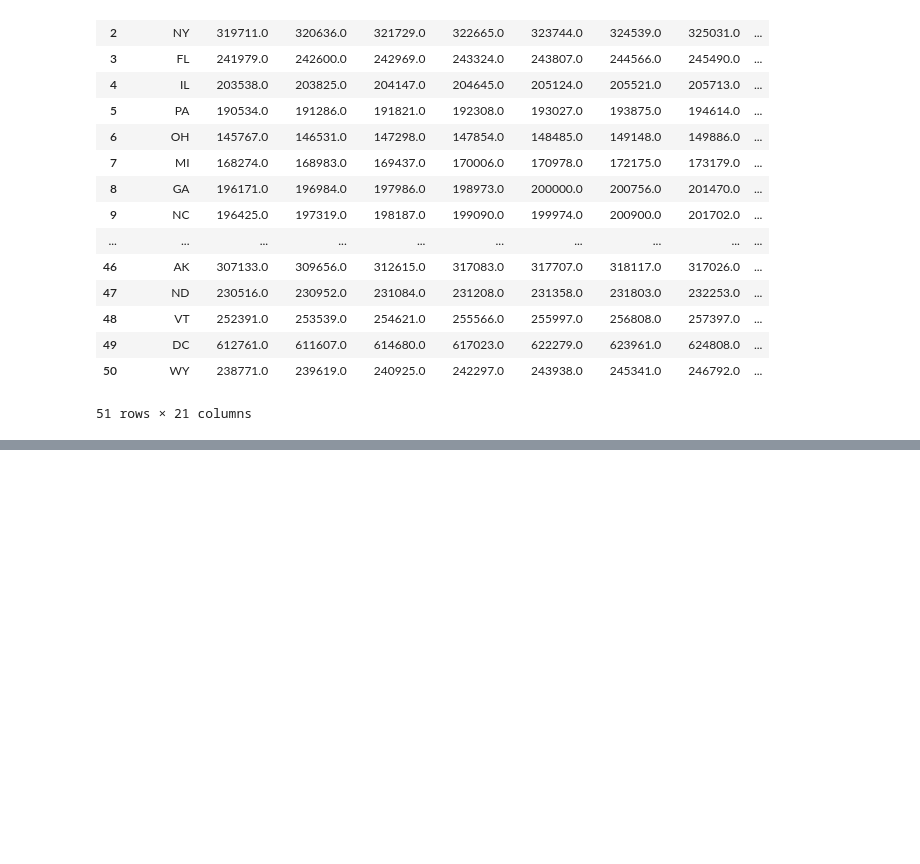
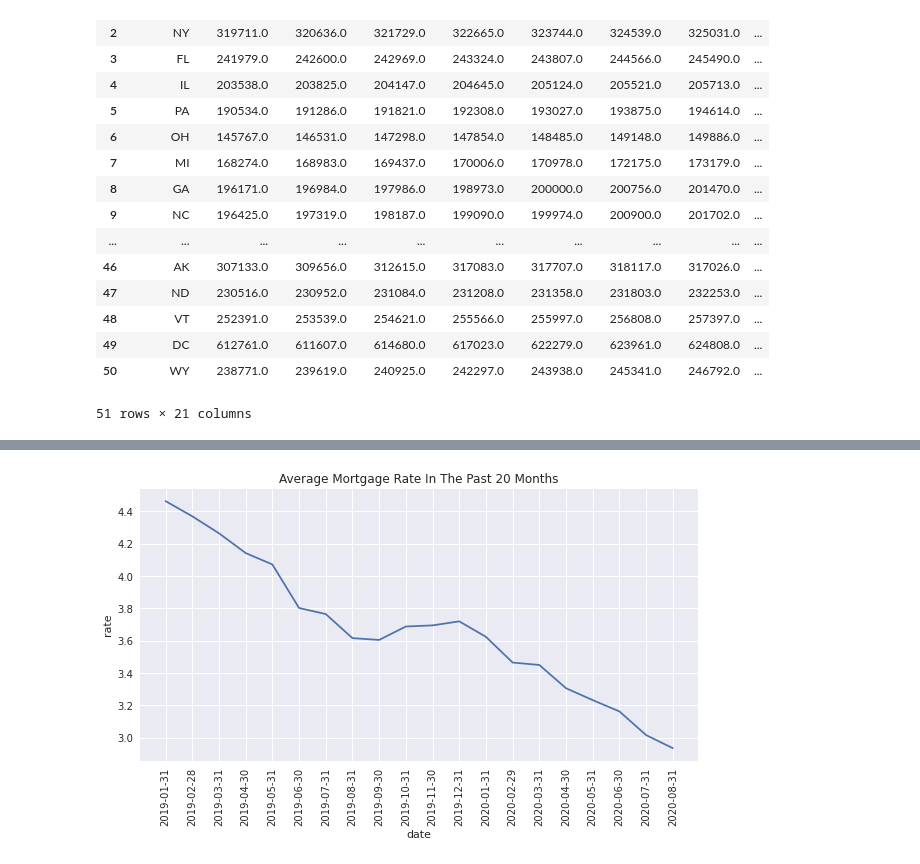
Before and after one commit to AColocho/housing_market_analysis, a Jupyter notebook: analysis.ipynb, the cells around one changed output, grey strips where cells are left out. Drawn from its saved outputs; the diff is of its cells as text; code cells hidden in the pictures; blank space fills up the shorter version.

```diff
--- a/analysis.ipynb
+++ b/analysis.ipynb
@@ -121,0 +110,6 @@ regions = [East_North_Central,East_South_central,Mid_Atlantic,Mountain,New_Engla
+# %%
+hist30rate['date'] = pd.to_datetime(hist30rate.DATE)
+# %%
+hist30rate = hist30rate.drop('DATE',axis=1)
+hist30rate = hist30rate.rename({'MORTGAGE30US':'rate'},axis=1)
+hist30rate = hist30rate.loc[hist30rate.rate.isna() != True]
@@ -121,0 +132,2 @@ regions = [East_North_Central,East_South_central,Mid_Atlantic,Mountain,New_Engla
+# %%
+since2019rate = hist30rate.loc[hist30rate.date >= '2019-01-01']
@@ -121,0 +154,2 @@ regions = [East_North_Central,East_South_central,Mid_Atlantic,Mountain,New_Engla
+# %%
+since2019Pivot['rate'] = list(since2019rate.rate)
@@ -121,0 +177,8 @@ regions = [East_North_Central,East_South_central,Mid_Atlantic,Mountain,New_Engla
+# %%
+with plt.style.context('seaborn'):
+    plt.figure(figsize=(10,5))
+    sns.lineplot(since2019Pivot.date,since2019Pivot.rate)
+    plt.xticks(rotation=90)
+    plt.title('Average Mortgage Rate In The Past 20 Months')
+# %% [output]
+[figure, added]
```
Also changed, not shown: parts of 28 cells of this notebook, 3 other files.
